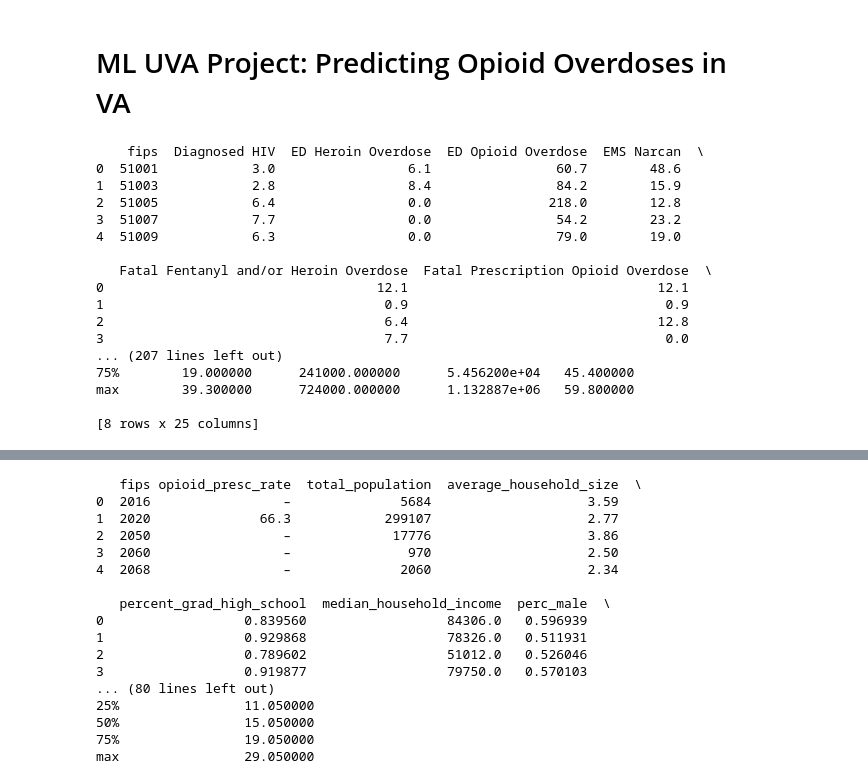
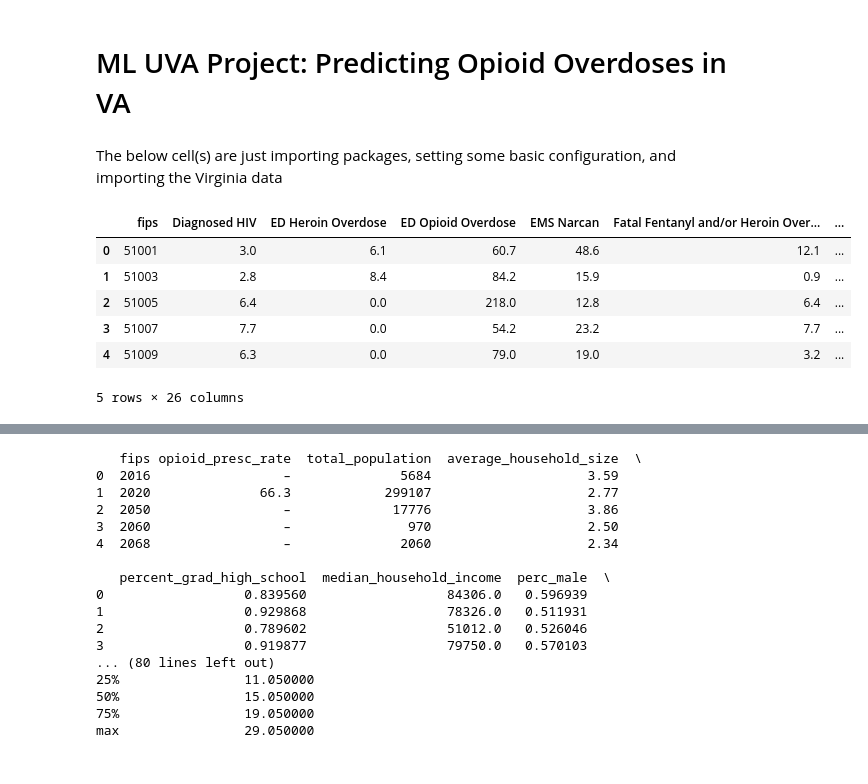
Before and after one commit to rohitmusti/ML-Final-Project, a Jupyter notebook: Final Project w_regressions.ipynb, the cells around one changed output, grey strips where cells are left out. Saved outputs shown, nothing was run; the diff lists cells and outputs as text; code cells hidden in the pictures.

```diff
--- a/Final Project w_regressions.ipynb
+++ b/Final Project w_regressions.ipynb
@@ -1,5 +1,9 @@
 # %% [markdown]
 # ML UVA Project: Predicting Opioid Overdoses in VA
+# %% [markdown]
+The below cell(s) are just importing packages,
+setting some basic configuration,
+and importing the Virginia data
 # %%
 # Import some common packages
 import os
@@ -25,31 +29,18 @@ import seaborn as sns
 # %%
 # to make this notebook's output stable across runs
 np.random.seed(42)
 
 # file_path_google = "/content/gdrive/My Drive/ML_Project/clean_opioid.csv"
 file_path_local = "clean_opioid.csv"
 
 
 df = pd.read_csv(file_path_local)
-print(df.head())
-print(df.head())
-print(df.info())
-print(df.describe())
+df.head()
 # %% [output]
+|  | fips | Diagnosed HIV | ED Heroin Overdose | ED Opioid Overdose | EMS Narcan | Fatal Fentanyl and/or Heroin Over... | ... |
+| 0 | 51001 | 3.0 | 6.1 | 60.7 | 48.6 | 12.1 | ... |
+| 1 | 51003 | 2.8 | 8.4 | 84.2 | 15.9 | 0.9 | ... |
+| 2 | 51005 | 6.4 | 0.0 | 218.0 | 12.8 | 6.4 | ... |
+| 3 | 51007 | 7.7 | 0.0 | 54.2 | 23.2 | 7.7 | ... |
+| 4 | 51009 | 6.3 | 0.0 | 79.0 | 19.0 | 3.2 | ... |
-    fips  Diagnosed HIV  ED Heroin Overdose  ED Opioid Overdose  EMS Narcan  \
-0  51001            3.0                 6.1                60.7        48.6
-1  51003            2.8                 8.4                84.2        15.9
-2  51005            6.4                 0.0               218.0        12.8
-3  51007            7.7                 0.0                54.2        23.2
-4  51009            6.3                 0.0                79.0        19.0
-
-   Fatal Fentanyl and/or Heroin Overdose  Fatal Prescription Opioid Overdose  \
-0                                   12.1                                12.1
-1                                    0.9                                 0.9
-2                                    6.4                                12.8
-3                                    7.7                                 0.0
-... (207 lines left out)
-75%        19.000000      241000.000000      5.456200e+04   45.400000
-max        39.300000      724000.000000      1.132887e+06   59.800000
-
-[8 rows x 25 columns]
+5 rows × 26 columns
```
Also changed, not shown: parts of 6 cells of this notebook, 1 other file.
